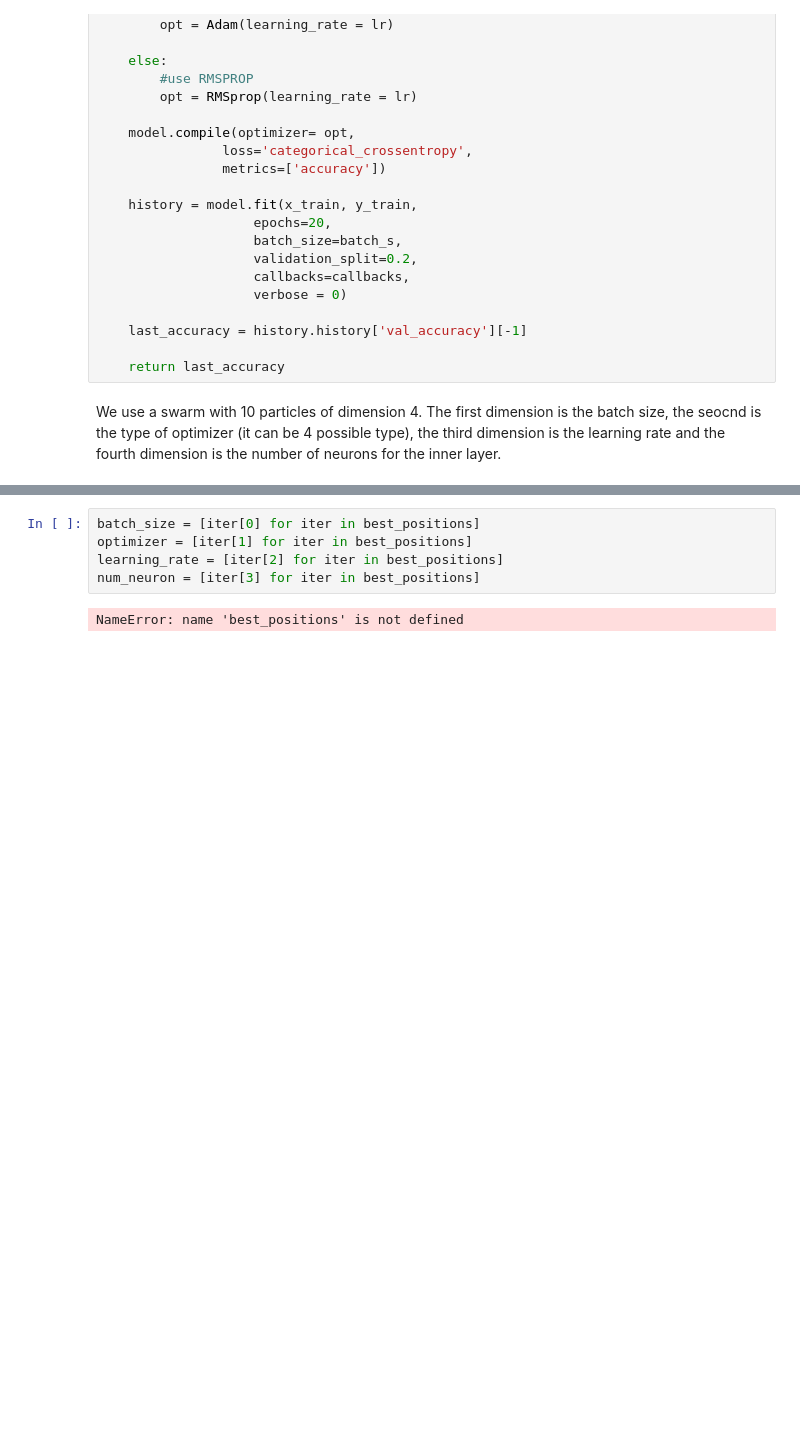
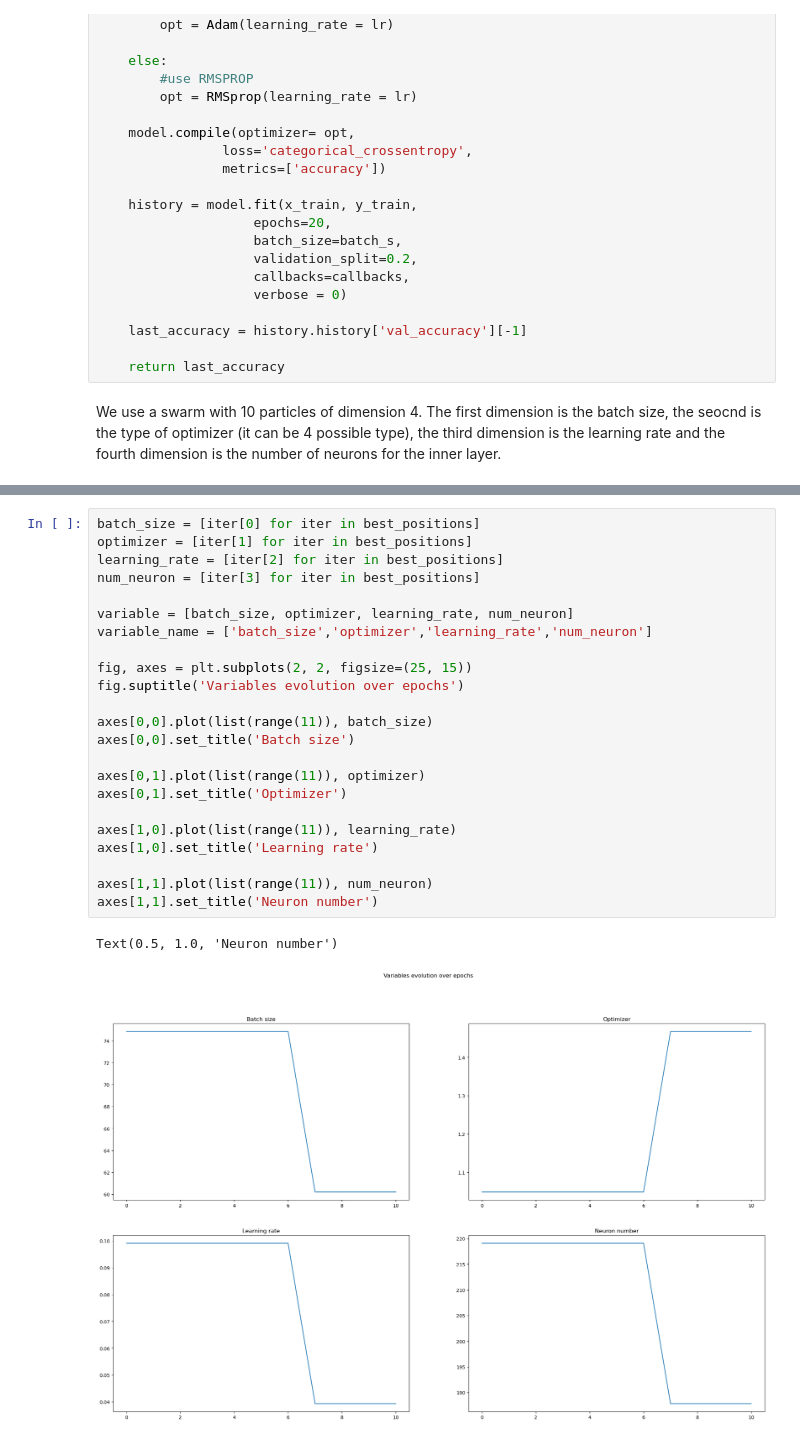
Before and after one commit to RaffaeleSann/final_project, a Jupyter notebook: MLP_with_PSO.ipynb, the cells around one changed output, grey strips where cells are left out. Cells and saved outputs as stored; diff of their text form; blank space fills up the shorter version.

Commit message:
plot added

```diff
--- a/MLP_with_PSO.ipynb
+++ b/MLP_with_PSO.ipynb
@@ -168,7 +167,26 @@ plt.show()
-# %%
-batch_size = [iter[0] for iter in best_positions]
-optimizer = [iter[1] for iter in best_positions]
-learning_rate = [iter[2] for iter in best_positions]
-num_neuron = [iter[3] for iter in best_positions]
-# %% [output]
-NameError: name 'best_positions' is not defined
+# %%
+batch_size = [iter[0] for iter in best_positions]
+optimizer = [iter[1] for iter in best_positions]
+learning_rate = [iter[2] for iter in best_positions]
+num_neuron = [iter[3] for iter in best_positions]
+
+variable = [batch_size, optimizer, learning_rate, num_neuron]
+variable_name = ['batch_size','optimizer','learning_rate','num_neuron']
+
+fig, axes = plt.subplots(2, 2, figsize=(25, 15))
+fig.suptitle('Variables evolution over epochs')
+
+axes[0,0].plot(list(range(11)), batch_size)
+axes[0,0].set_title('Batch size')
+
+axes[0,1].plot(list(range(11)), optimizer)
+axes[0,1].set_title('Optimizer')
+
+axes[1,0].plot(list(range(11)), learning_rate)
+axes[1,0].set_title('Learning rate')
+
+axes[1,1].plot(list(range(11)), num_neuron)
+axes[1,1].set_title('Neuron number')
+# %% [output]
+Text(0.5, 1.0, 'Neuron number')
+[figure, added]
```
Also changed, not shown: parts of 3 cells of this notebook.
